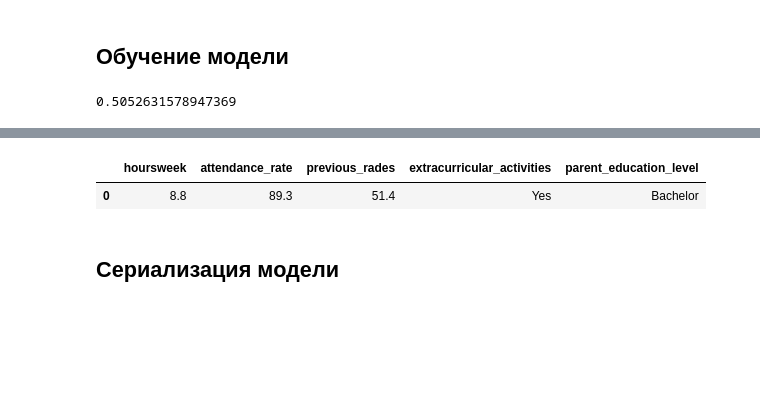
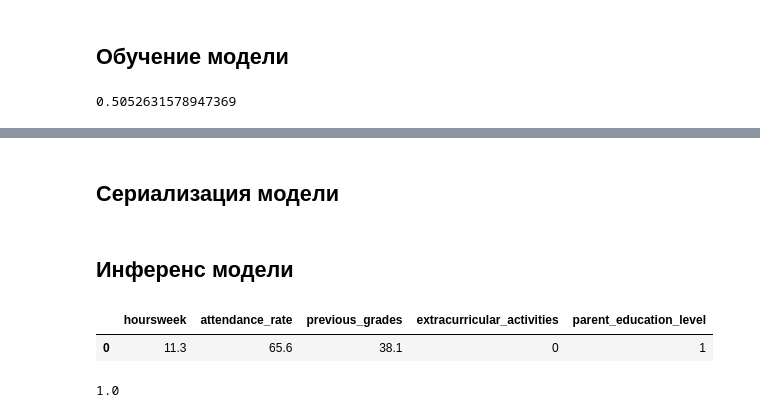
Before and after one commit to IvanZyablitsev/inno_fqw, a Jupyter notebook: scraping/scraping.ipynb, the cells around one changed output, grey strips where cells are left out. Drawn from its saved outputs; the diff is of its cells as text; code cells hidden in the pictures; blank space fills up the shorter version.

```diff
--- a/scraping/scraping.ipynb
+++ b/scraping/scraping.ipynb
@@ -262,18 +278,3 @@ accuracy
-# %%
-# рандомные параметры для предсказания, данные которые пришли на вход
-data = dict(
-    hoursweek=8.8,
-    attendance_rate=89.3,
-    previous_rades=51.4,
-    extracurricular_activities='Yes',
-    parent_education_level='Bachelor'
-)
-# создать датафрейм для отображения в приложении
-data_df = pd.DataFrame([data])
-data_df
-# %% [output]
-|  | hoursweek | attendance_rate | previous_rades | extracurricular_activities | parent_education_level |
-| 0 | 8.8 | 89.3 | 51.4 | Yes | Bachelor |
 # %% [markdown]
 ## Сериализация модели
 # %%
@@ -282,3 +283,5 @@ import pickle
 # сохранить на диск в формате pickle
 with open('model.pkl', 'wb') as f:
     pickle.dump(model, f)
+# %% [markdown]
+## Инференс модели
@@ -284,0 +292,20 @@ with open('model.pkl', 'wb') as f:
+# %%
+# рандомные параметры для предсказания, данные которые пришли на вход
+data = dict(
+    hoursweek=11.3,
+    attendance_rate=65.6,
+    previous_grades=38.1,
+    extracurricular_activities=0,
+    parent_education_level=1
+)
+# создать датафрейм для отображения в приложении
+data_df = pd.DataFrame([data])
+data_df
+# %% [output]
+|  | hoursweek | attendance_rate | previous_grades | extracurricular_activities | parent_education_level |
+| 0 | 11.3 | 65.6 | 38.1 | 0 | 1 |
+# %%
+predict_proba = model.predict_proba(data_df.values)[0, 1]
+predict_proba
+# %% [output]
+1.0
```
Also changed, not shown: parts of 12 cells of this notebook, 7 other files.
